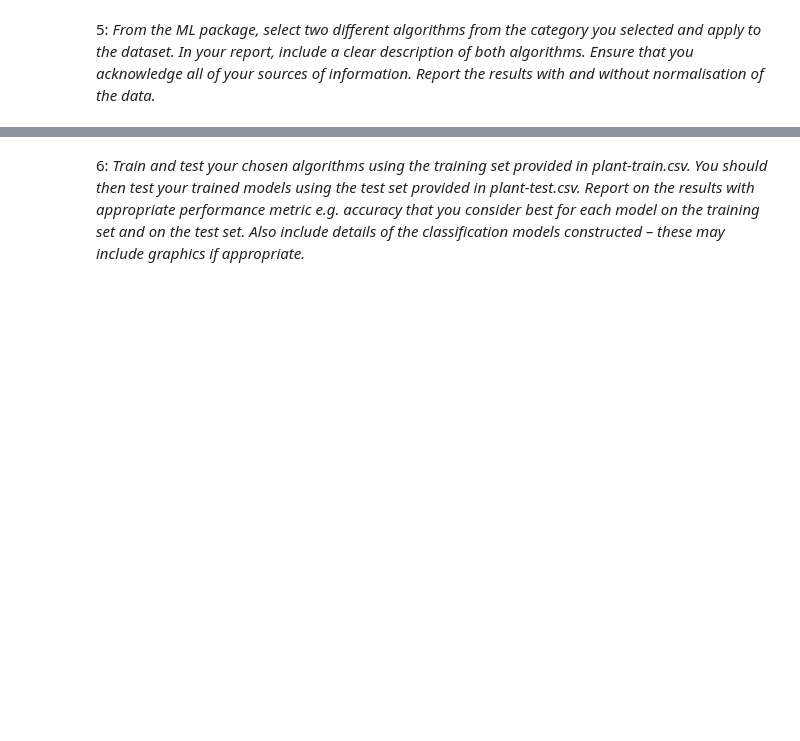
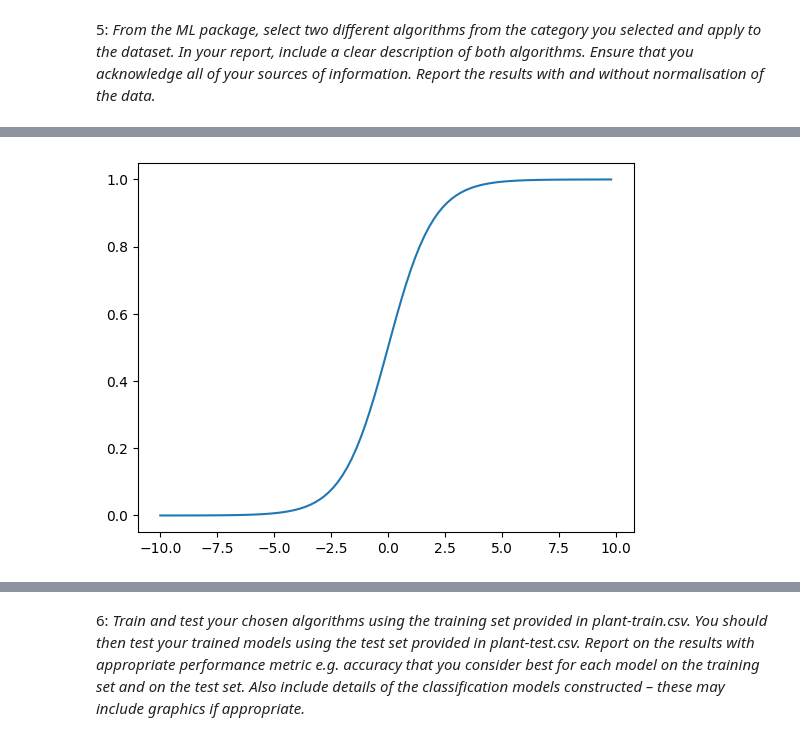
Before and after one commit to Verdagio/CT5170_assignment-1, a Jupyter notebook: assignment-1_22240224.ipynb, the cells around one changed output, grey strips where cells are left out. Drawn from its saved outputs; the diff is of its cells as text; code cells hidden in the pictures; blank space fills up the shorter version.

```diff
--- a/assignment-1_22240224.ipynb
+++ b/assignment-1_22240224.ipynb
@@ -106,0 +112,11 @@ model.add(kr.layers.Activation('softmax'))
+# %%
+from matplotlib.pyplot import plot, show
+from math import exp
+
+xAxis = np.arange(-10., 10., 0.2)
+sigmoid = [ 1/(1+exp(-item)) for item in xAxis]
+
+plot(xAxis, sigmoid)
+show()
+# %% [output]
+[figure, added]
```
Also changed, not shown: parts of 17 cells of this notebook, 1 other file.
